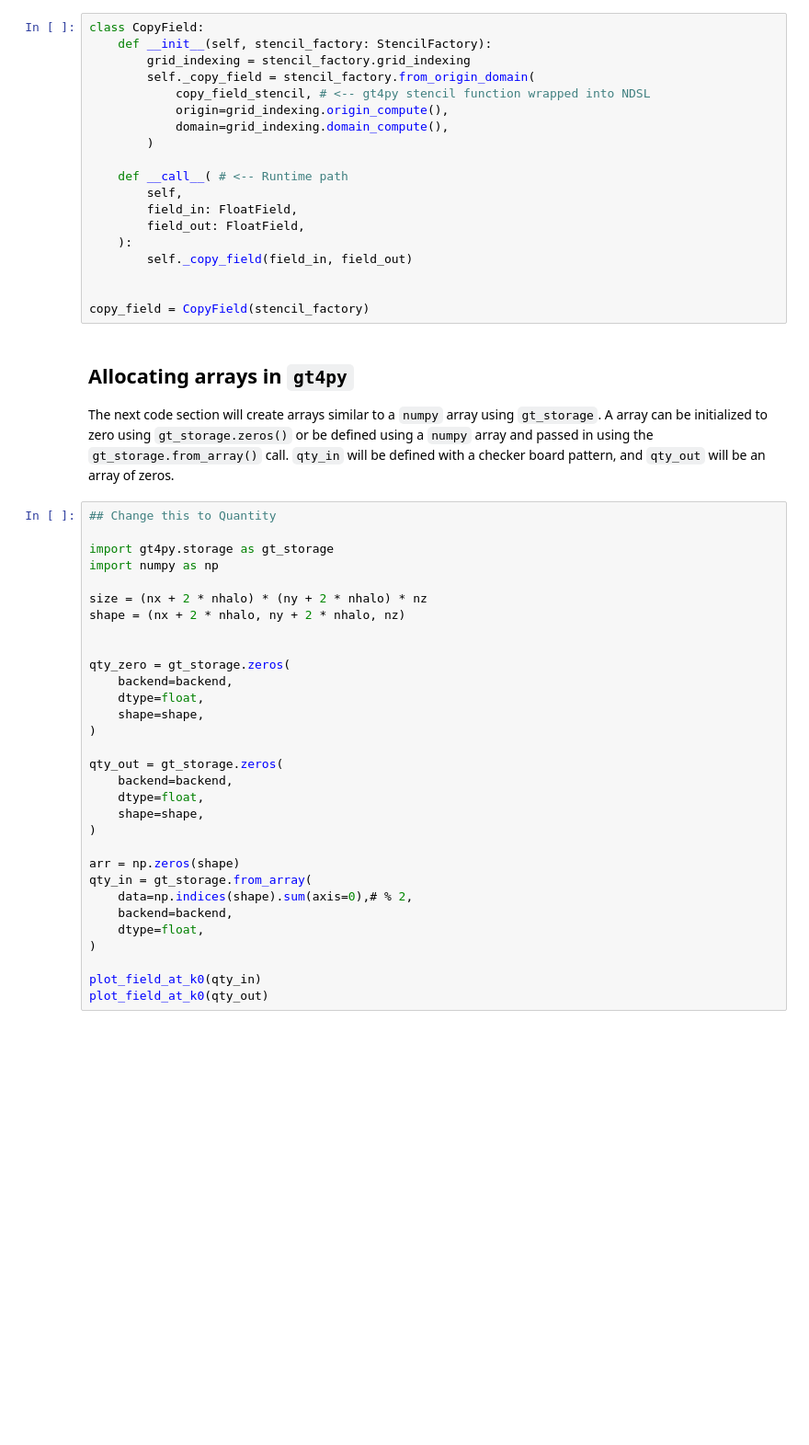
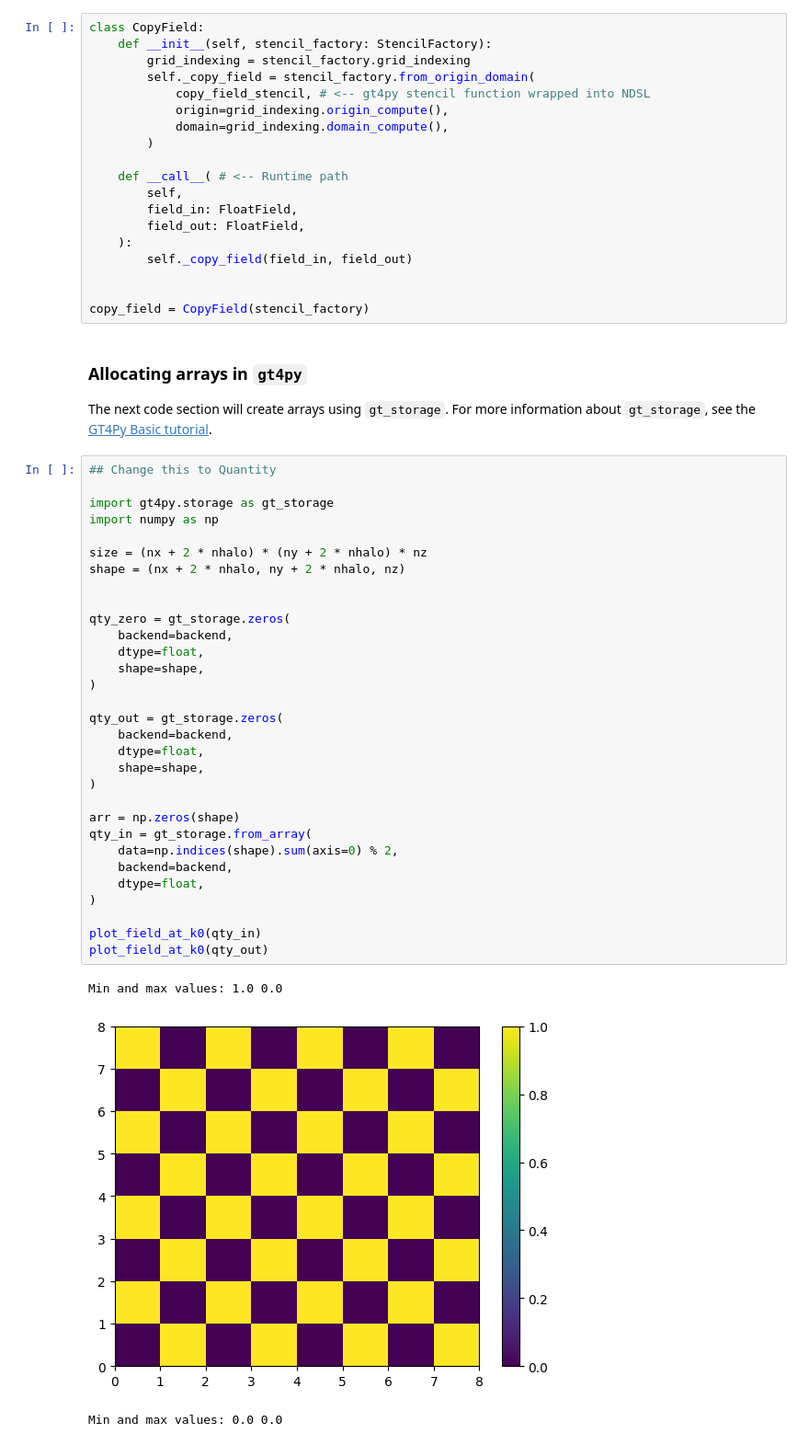
Before and after one commit to NOAA-GFDL/NDSL, a Jupyter notebook: examples/gt4py/02_oo_gt4py.ipynb, the cells around one changed output. Shown: that part at 92% size. Drawn from its saved outputs; the diff is of its cells as text; blank space fills up the shorter version.

Commit message:
Updated OO tutorial

```diff
--- a/examples/gt4py/02_oo_gt4py.ipynb
+++ b/examples/gt4py/02_oo_gt4py.ipynb
@@ -55,38 +62,42 @@ class CopyField:
 
 
 copy_field = CopyField(stencil_factory)
-# %% [markdown]
-## Allocating arrays in `gt4py`
-
-The next code section will create arrays similar to a `numpy` array using `gt_storage`.  A array can be initialized to zero using `gt_storage.zeros()` or be defined using a `numpy` array and passed in using the `gt_storage.from_array()` call. `qty_in` will be defined with a checker board pattern, and `qty_out` will be an array of zeros.
+# %% [markdown]
+### **Allocating arrays in `gt4py`**
+
+The next code section will create arrays using `gt_storage`.  For more information about `gt_storage`, see the [GT4Py Basic tutorial](./01_basics.ipynb#Copy_Stencil_example).
 # %%
 ## Change this to Quantity
 
 import gt4py.storage as gt_storage
 import numpy as np
 
 size = (nx + 2 * nhalo) * (ny + 2 * nhalo) * nz
 shape = (nx + 2 * nhalo, ny + 2 * nhalo, nz)
 
 
 qty_zero = gt_storage.zeros(
     backend=backend,
     dtype=float,
     shape=shape,
 )
 
 qty_out = gt_storage.zeros(
     backend=backend,
     dtype=float,
     shape=shape,
 )
 
 arr = np.zeros(shape)
 qty_in = gt_storage.from_array(
-    data=np.indices(shape).sum(axis=0),# % 2,
+    data=np.indices(shape).sum(axis=0) % 2,
     backend=backend,
     dtype=float,
 )
 
 plot_field_at_k0(qty_in)
 plot_field_at_k0(qty_out)
+# %% [output]
+Min and max values: 1.0 0.0
+[figure, added]
+Min and max values: 0.0 0.0
```
Also changed, not shown: parts of 18 cells of this notebook, 1 other file.
